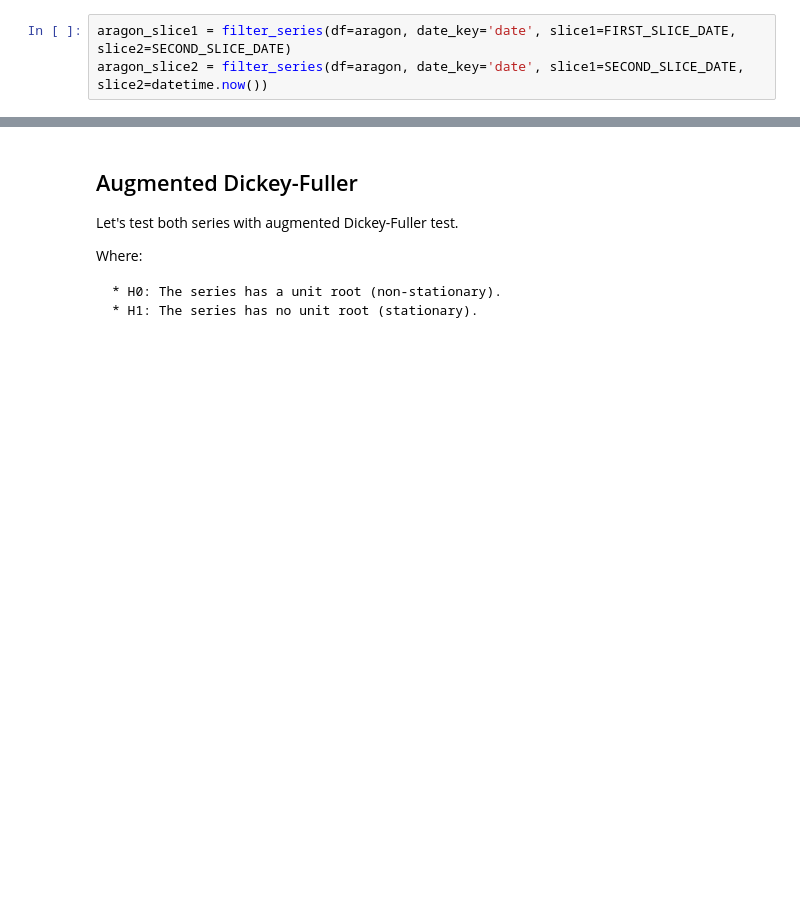
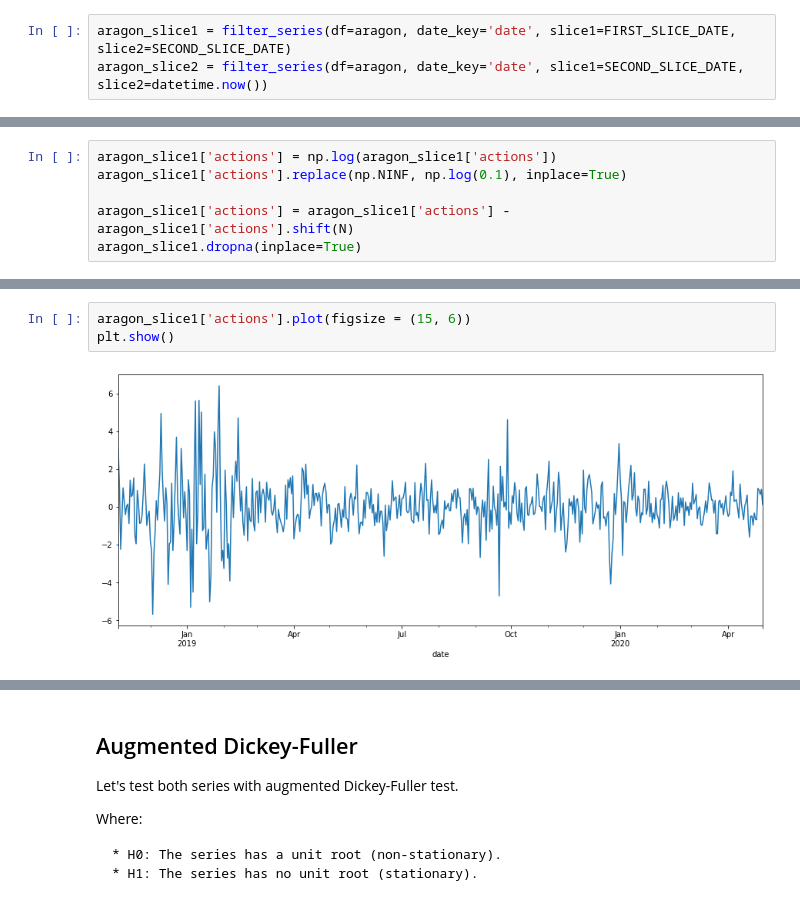
Before and after one commit to Grasia/gas-dao-activity, a Jupyter notebook: gas_seasonality.ipynb, the cells around one changed output, grey strips where cells are left out. Cells and saved outputs as stored; diff of their text form; blank space fills up the shorter version.

```diff
--- a/gas_seasonality.ipynb
+++ b/gas_seasonality.ipynb
@@ -196,0 +223,6 @@ plt.show()
+# %%
+aragon_slice1['actions'] = np.log(aragon_slice1['actions'])
+aragon_slice1['actions'].replace(np.NINF, np.log(0.1), inplace=True)
+
+aragon_slice1['actions'] = aragon_slice1['actions'] - aragon_slice1['actions'].shift(N)
+aragon_slice1.dropna(inplace=True)
@@ -196,0 +245,5 @@ plt.show()
+# %%
+aragon_slice1['actions'].plot(figsize = (15, 6))
+plt.show()
+# %% [output]
+[figure, added]
```
Also changed, not shown: parts of 41 cells of this notebook, 1 other file.
